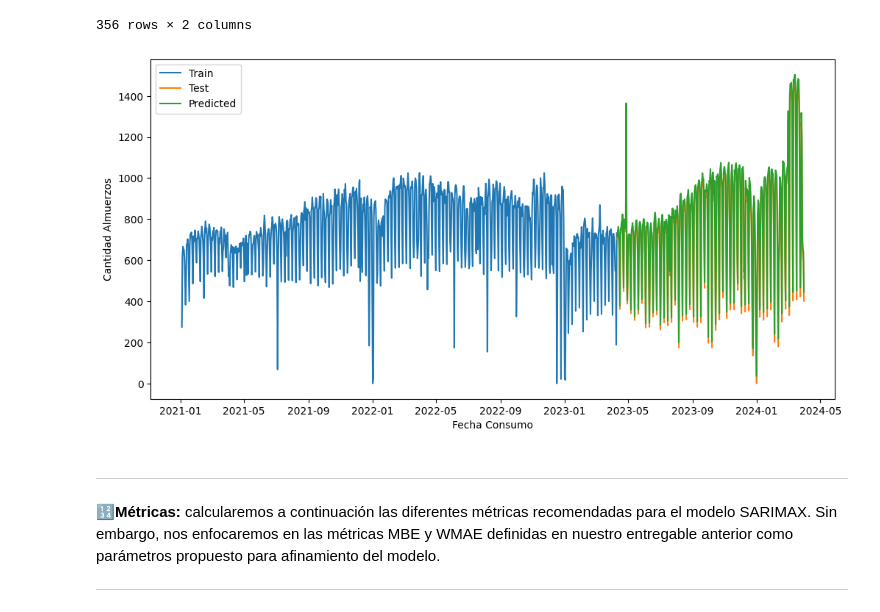
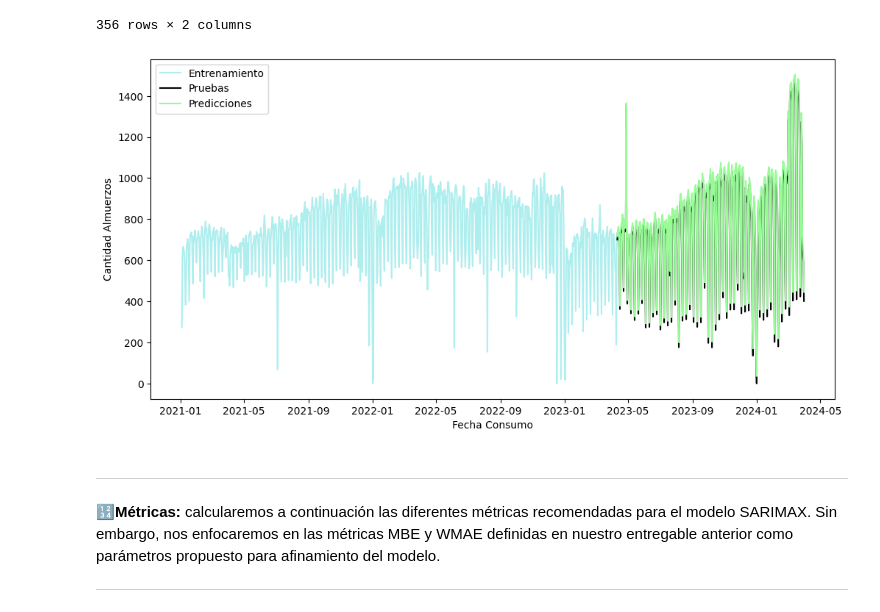
Before and after one commit to A01793509/Equipo_44, a Jupyter notebook: Avance4_44.ipynb, the cells around one changed output. Drawn from its saved outputs; the diff is of its cells as text; code cells hidden in the pictures.

```diff
--- a/Avance4_44.ipynb
+++ b/Avance4_44.ipynb
@@ -389,16 +389,16 @@ Las predicciones generadas con el modelo SARIMAX son:
 # %%
 #Graficamos las predicciones para realizar un análisis visual
 plt.figure(figsize=(12, 6))
-plt.plot(train_endog, label='Train')
-plt.plot(test_endog, label='Test')
-plt.plot(Prediccion_Final_SARIMAX, label='Predicted')
+plt.plot(train_endog, label='Entrenamiento', color='paleturquoise')
+plt.plot(test_endog, label='Pruebas', color='black')
+plt.plot(Prediccion_Final_SARIMAX, label='Predicciones', color='palegreen')
 plt.fill_between(Prediccion_CI_SARIMAX.index, Prediccion_CI_SARIMAX.iloc[:, 0], Prediccion_CI_SARIMAX.iloc[:, 1], color='k', alpha=0.2)
 plt.xlabel('Fecha Consumo')
 plt.ylabel('Cantidad Almuerzos')
 plt.legend()
 plt.show()
 # %% [output]
-[figure, old version]
+[figure, new version]
 # %% [markdown]
 ---
 
```
Also changed, not shown: parts of 1 cell of this notebook.
